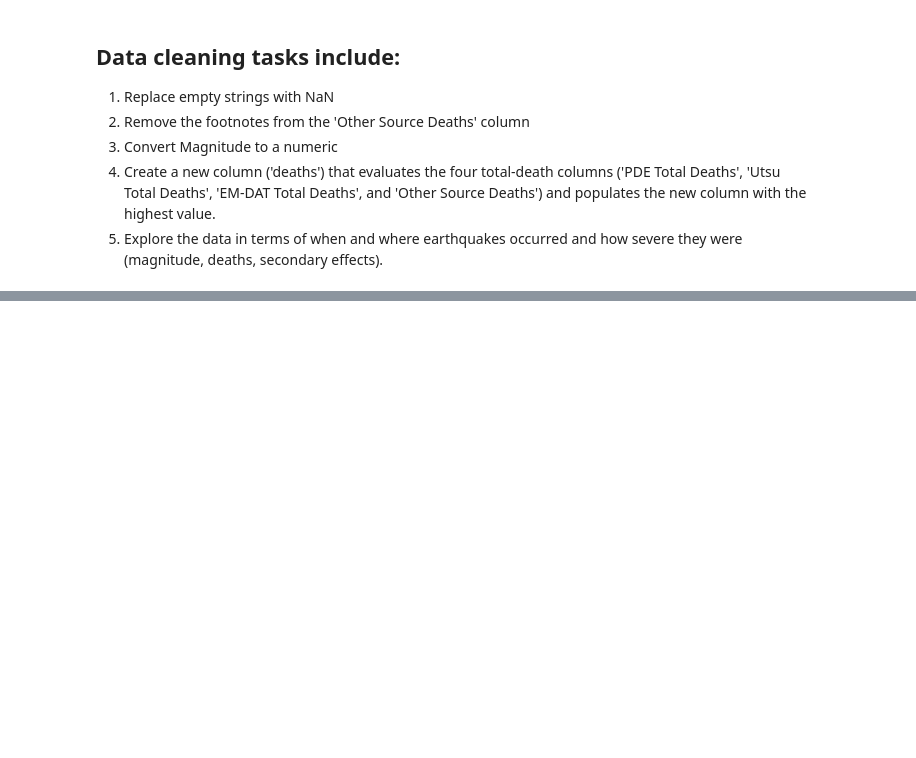
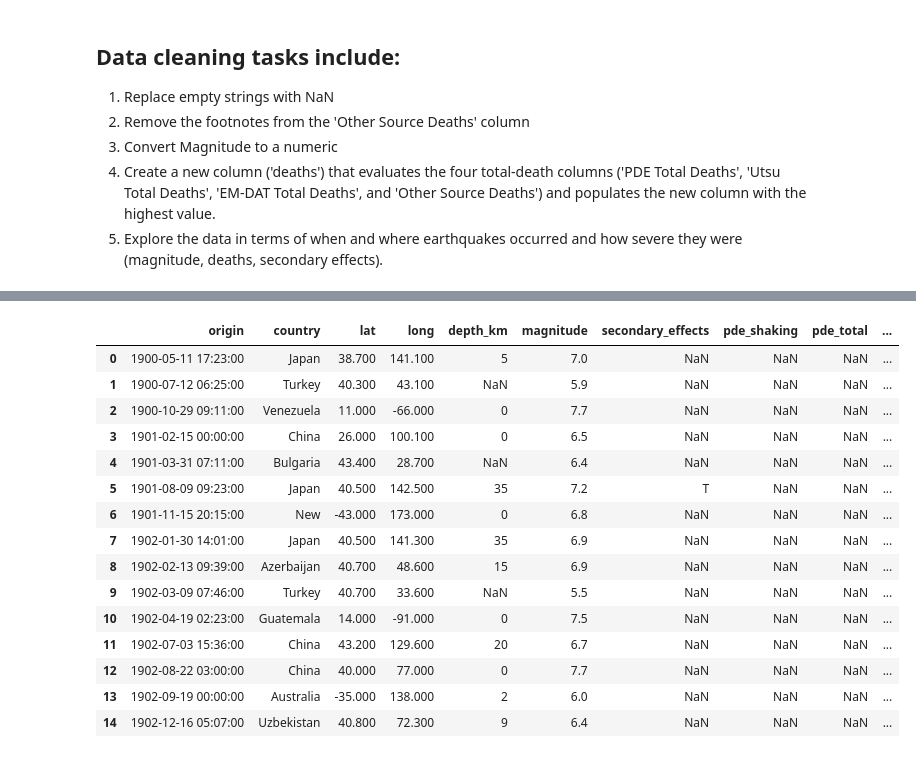
Before and after one commit to asidamo/Earthquakes-Analysis, a Jupyter notebook: DQ3_Andrew.ipynb, the cells around one changed output, grey strips where cells are left out. Cells and saved outputs as stored; diff of their text form; code cells hidden in the pictures; blank space fills up the shorter version.

```diff
--- a/DQ3_Andrew.ipynb
+++ b/DQ3_Andrew.ipynb
@@ -100,0 +241,5 @@ ValueError: Unable to parse string "5 M" at position 439
+# %%
+clean_df.magnitude = clean_df.magnitude.str.replace('5 ML', '5.0 ML') #correction for non-decimal entry
+clean_df.magnitude = clean_df.magnitude.str.extract('(\d+\.\d+)')
+clean_df['magnitude'] = pd.to_numeric(clean_df.magnitude)
+clean_df['magnitude'].unique()
@@ -100,0 +252,9 @@ ValueError: Unable to parse string "5 M" at position 439
+# %%
+# Converting relevant columns to numeric
+clean_df['pde_shaking'] = pd.to_numeric(clean_df['pde_shaking'])
+clean_df['pde_total'] = pd.to_numeric(clean_df['pde_total'])
+clean_df['utsu_total'] = pd.to_numeric(clean_df['utsu_total'])
+clean_df.em_dat_total = clean_df.em_dat_total.str.extract('(\d+)')
+clean_df['em_dat_total'] = pd.to_numeric(clean_df['em_dat_total'])
+
+clean_df.info()
@@ -100,0 +293,5 @@ ValueError: Unable to parse string "5 M" at position 439
+# %%
+# New column with highest value from all the death columns
+clean_df['deaths'] = clean_df[['pde_total','utsu_total','em_dat_total', 'other_source']].max(axis=1)
+
+clean_df.head(10)
@@ -100,0 +310,4 @@ ValueError: Unable to parse string "5 M" at position 439
+# %%
+# Convert Origin to datetime
+clean_df['origin'] = pd.to_datetime(clean_df['origin'])
+clean_df.head()
@@ -100,0 +321,21 @@ ValueError: Unable to parse string "5 M" at position 439
+# %%
+# Get rid of parentheticals following some of the country names
+clean_df.country = clean_df.country.str.extract('(\S+)')
+clean_df.head(15)
+# %% [output]
+|  | origin | country | lat | long | depth_km | magnitude | secondary_effects | pde_shaking | pde_total | ... |
+| 0 | 1900-05-11 17:23:00 | Japan | 38.700 | 141.100 | 5 | 7.0 | NaN | NaN | NaN | ... |
+| 1 | 1900-07-12 06:25:00 | Turkey | 40.300 | 43.100 | NaN | 5.9 | NaN | NaN | NaN | ... |
+| 2 | 1900-10-29 09:11:00 | Venezuela | 11.000 | -66.000 | 0 | 7.7 | NaN | NaN | NaN | ... |
+| 3 | 1901-02-15 00:00:00 | China | 26.000 | 100.100 | 0 | 6.5 | NaN | NaN | NaN | ... |
+| 4 | 1901-03-31 07:11:00 | Bulgaria | 43.400 | 28.700 | NaN | 6.4 | NaN | NaN | NaN | ... |
+| 5 | 1901-08-09 09:23:00 | Japan | 40.500 | 142.500 | 35 | 7.2 | T | NaN | NaN | ... |
+| 6 | 1901-11-15 20:15:00 | New | -43.000 | 173.000 | 0 | 6.8 | NaN | NaN | NaN | ... |
+| 7 | 1902-01-30 14:01:00 | Japan | 40.500 | 141.300 | 35 | 6.9 | NaN | NaN | NaN | ... |
+| 8 | 1902-02-13 09:39:00 | Azerbaijan | 40.700 | 48.600 | 15 | 6.9 | NaN | NaN | NaN | ... |
+| 9 | 1902-03-09 07:46:00 | Turkey | 40.700 | 33.600 | NaN | 5.5 | NaN | NaN | NaN | ... |
+| 10 | 1902-04-19 02:23:00 | Guatemala | 14.000 | -91.000 | 0 | 7.5 | NaN | NaN | NaN | ... |
+| 11 | 1902-07-03 15:36:00 | China | 43.200 | 129.600 | 20 | 6.7 | NaN | NaN | NaN | ... |
+| 12 | 1902-08-22 03:00:00 | China | 40.000 | 77.000 | 0 | 7.7 | NaN | NaN | NaN | ... |
+| 13 | 1902-09-19 00:00:00 | Australia | -35.000 | 138.000 | 2 | 6.0 | NaN | NaN | NaN | ... |
+| 14 | 1902-12-16 05:07:00 | Uzbekistan | 40.800 | 72.300 | 9 | 6.4 | NaN | NaN | NaN | ... |
```
Also changed, not shown: parts of 31 cells of this notebook, 1 other file.
